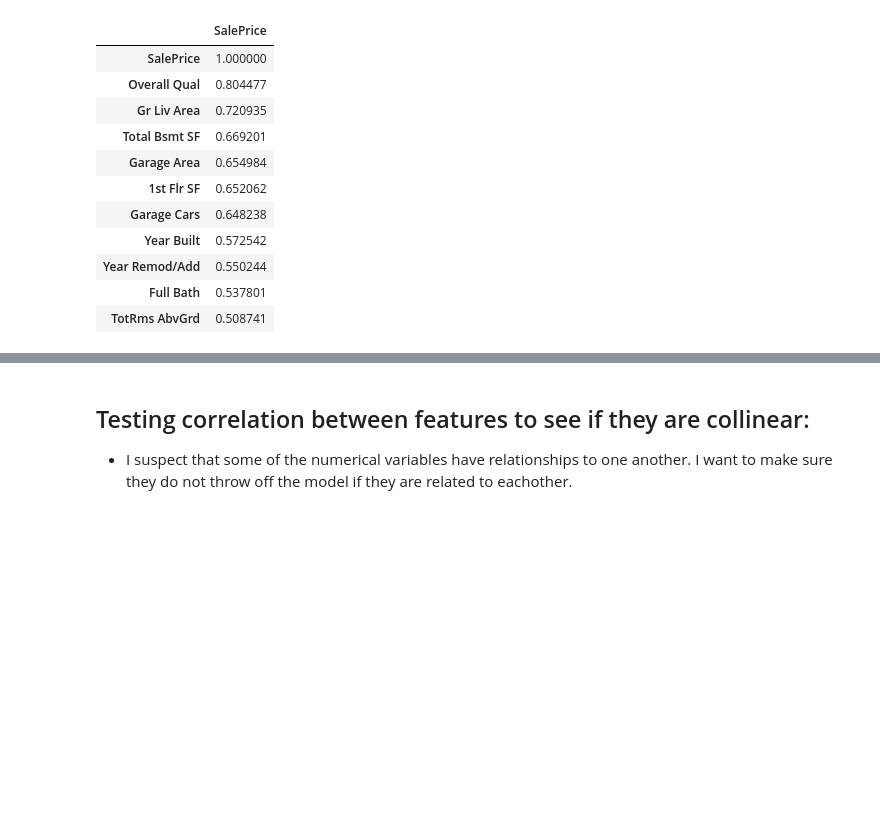
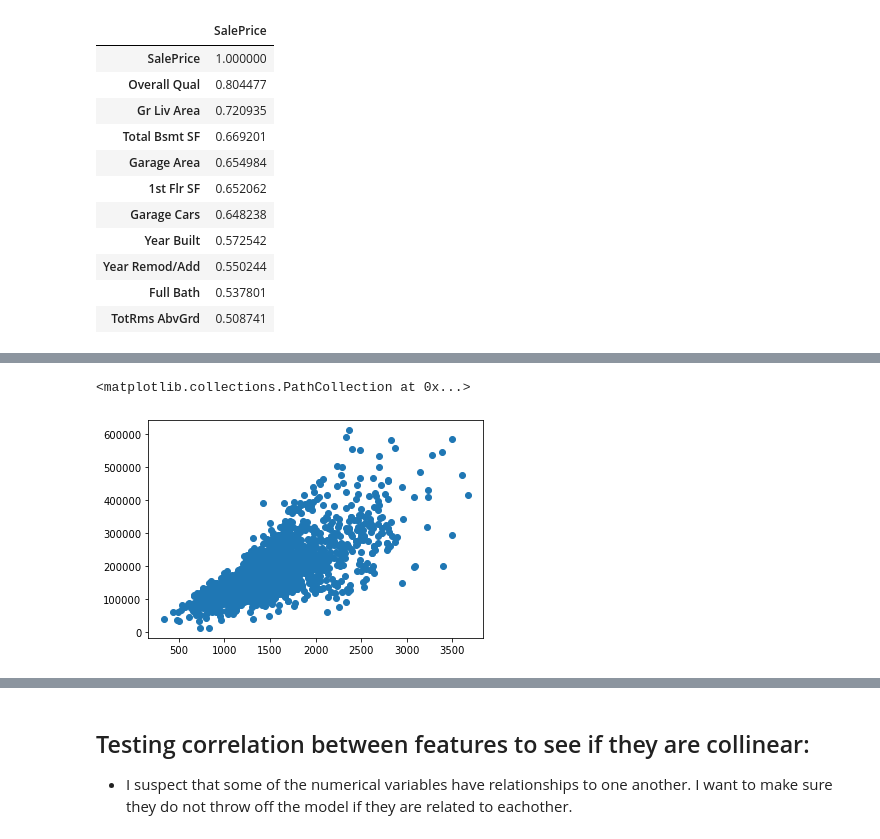
Before and after one commit to mduff12/mduff12, a Jupyter notebook: projects/project2/project_2-master/Coding/01_DataCleaning_EDA.ipynb, the cells around one changed output, grey strips where cells are left out. Drawn from its saved outputs; the diff is of its cells as text; code cells hidden in the pictures; blank space fills up the shorter version.

```diff
--- a/projects/project2/project_2-master/Coding/01_DataCleaning_EDA.ipynb
+++ b/projects/project2/project_2-master/Coding/01_DataCleaning_EDA.ipynb
@@ -224,0 +231,5 @@ df.T.sort_values(by='SalePrice', ascending = False)
+# %%
+plt.scatter(x='Gr Liv Area' ,y='SalePrice', data=house)
+# %% [output]
+<matplotlib.collections.PathCollection at 0x...>
+[figure, added]
```
Also changed, not shown: parts of 3 cells of this notebook, 2 other files.
